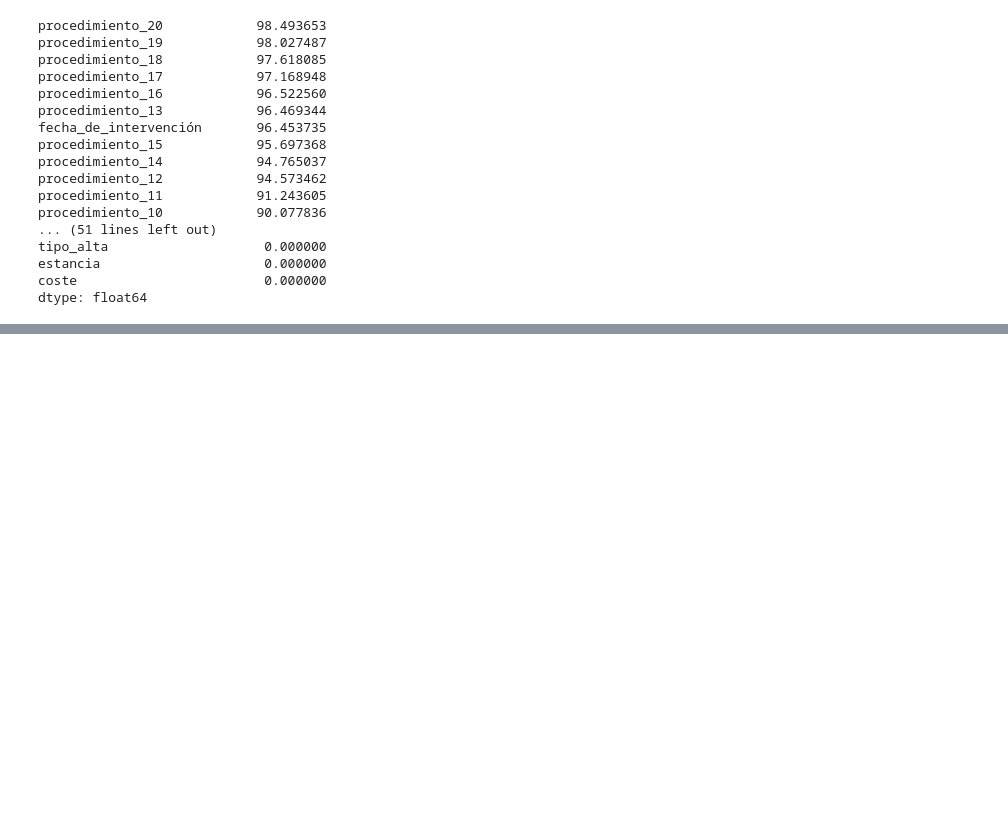
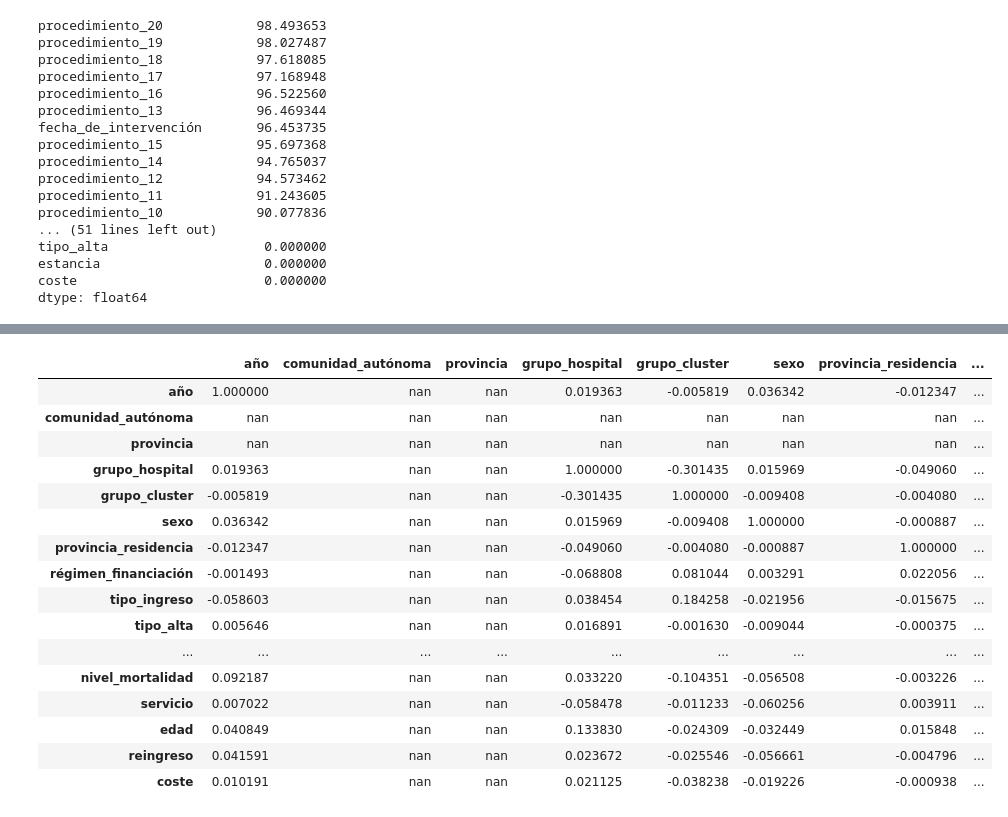
Before and after one commit to carlosgomezgil99/TFM, a Jupyter notebook: TFM_Carlos.ipynb, the cells around one changed output, grey strips where cells are left out. Drawn from its saved outputs; the diff is of its cells as text; code cells hidden in the pictures; blank space fills up the shorter version.

```diff
--- a/TFM_Carlos.ipynb
+++ b/TFM_Carlos.ipynb
@@ -112,0 +170,42 @@ dtype: float64
+# %%
+def vuelta_fecha(x):
+    x=str(x)
+    if len(x)==8:
+        año=x[4:]
+        mes=x[2:4]
+        dia=x[:2]
+        fecha=año+'-'+mes+'-'+dia
+    else:
+        año=x[3:]
+        mes=x[1:3]
+        dia=x[:1]
+        fecha=año+'-'+mes+'-'+'0'+dia
+    return fecha
+# %%
+df[['fecha_de_alta','fecha_de_nacimiento','fecha_de_ingreso']]=df[['fecha_de_alta','fecha_de_nacimiento','fecha_de_ingreso']].applymap(lambda x:vuelta_fecha(x))
+# %%
+df.fecha_de_alta=pd.to_datetime(df.fecha_de_alta,format='%Y-%m-%d')
+df.fecha_de_nacimiento=pd.to_datetime(df.fecha_de_nacimiento,format='%Y-%m-%d')
+df.fecha_de_ingreso=pd.to_datetime(df.fecha_de_ingreso,format='%Y-%m-%d')
+# %%
+df.servicio=LabelEncoder().fit_transform(df.servicio)
+# %%
+df.corr().style.background_gradient('RdYlGn')
+# %% [output]
+|  | año | comunidad_autónoma | provincia | grupo_hospital | grupo_cluster | sexo | provincia_residencia | ... |
+| año | 1.000000 | nan | nan | 0.019363 | -0.005819 | 0.036342 | -0.012347 | ... |
+| comunidad_autónoma | nan | nan | nan | nan | nan | nan | nan | ... |
+| provincia | nan | nan | nan | nan | nan | nan | nan | ... |
+| grupo_hospital | 0.019363 | nan | nan | 1.000000 | -0.301435 | 0.015969 | -0.049060 | ... |
+| grupo_cluster | -0.005819 | nan | nan | -0.301435 | 1.000000 | -0.009408 | -0.004080 | ... |
+| sexo | 0.036342 | nan | nan | 0.015969 | -0.009408 | 1.000000 | -0.000887 | ... |
+| provincia_residencia | -0.012347 | nan | nan | -0.049060 | -0.004080 | -0.000887 | 1.000000 | ... |
+| régimen_financiación | -0.001493 | nan | nan | -0.068808 | 0.081044 | 0.003291 | 0.022056 | ... |
+| tipo_ingreso | -0.058603 | nan | nan | 0.038454 | 0.184258 | -0.021956 | -0.015675 | ... |
+| tipo_alta | 0.005646 | nan | nan | 0.016891 | -0.001630 | -0.009044 | -0.000375 | ... |
+| ... | ... | ... | ... | ... | ... | ... | ... | ... |
+| nivel_mortalidad | 0.092187 | nan | nan | 0.033220 | -0.104351 | -0.056508 | -0.003226 | ... |
+| servicio | 0.007022 | nan | nan | -0.058478 | -0.011233 | -0.060256 | 0.003911 | ... |
+| edad | 0.040849 | nan | nan | 0.133830 | -0.024309 | -0.032449 | 0.015848 | ... |
+| reingreso | 0.041591 | nan | nan | 0.023672 | -0.025546 | -0.056661 | -0.004796 | ... |
+| coste | 0.010191 | nan | nan | 0.021125 | -0.038238 | -0.019226 | -0.000938 | ... |
```
Also changed, not shown: parts of 12 cells of this notebook.
